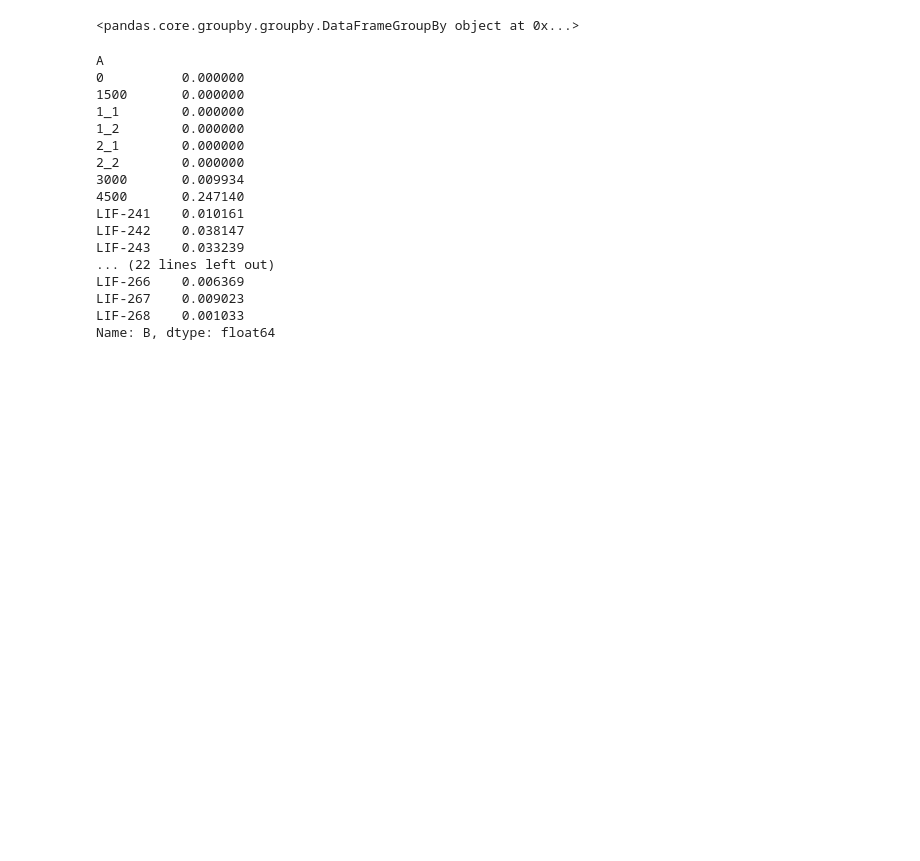
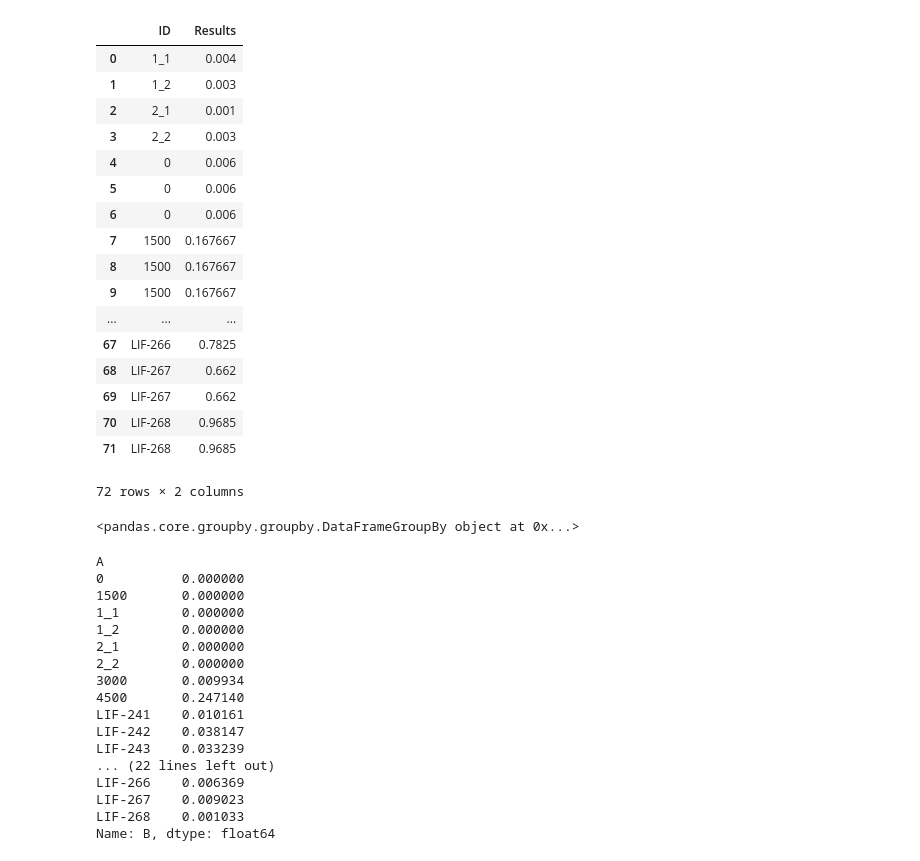
Before and after one commit to Rachel-Veenstra/SpecNotes, a Jupyter notebook: Practice/merging_and_if_else.ipynb, the cells around one changed output. Saved outputs shown, nothing was run; the diff lists cells and outputs as text; code cells hidden in the pictures; blank space fills up the shorter version.

```diff
--- a/Practice/SUCCESS.ipynb
+++ b/Practice/merging_and_if_else.ipynb
@@ -41,0 +43,51 @@ final
+# %%
+## testing to find how to call values of specific cells
+
+for key, row in final2.iterrows():
+   print(key, row['ID'], row['Var'])
+
+## checking type to see if it will be compatible for comparison functions
+
+print(type(row['Var']))
+
+## float, so good to run conditional:
+## for each sample, if the value in the Var column is greater than 0.1,
+## display an error message... if it is less than 0.1, display the value
+## from that sample's Mean column.
+
+for key, row in final2.iterrows():
+    if float(row['Var']) > 0.1:
+        print(key, row['ID'], "Error")
+    else:
+        print(key, row['ID'], row['Mean'])
+
+for key, row in final2.iterrows():
+    if float(row['Var']) > 0.1:
+        print("Error")
+    else:
+        print(row['Mean'])
+
+## Now that I know how to call this, I'll change the function from print to
+## creating a new columns in my original dataframe file. This can be accomplished
+## by creating a list of if/else values for each row, and then adding them in a
+## new column to the dataframe.
+
+Results = []
+
+for key, row in final2.iterrows():
+    if float(row['Var']) > 0.1:
+        Results.append('Error')
+    else:
+        Results.append(row['Mean'])
+
+final2['Results'] = Results
+final2
+
+## this will give a new pandas dataframe with the "Results" column displaying either the mean
+## of the samples or an error message, indicating whether or not the values are acceptable.
+
+## to print a new dataframe with only the results and id number, use the following code:
+
+complete = final2.drop(final2.columns[[1, 2, 3]], axis=1)
+complete
+# %% [output]
@@ -42,3 +111,21 @@ final
+|  | ID | Results |
+| 0 | 1_1 | 0.004 |
+| 1 | 1_2 | 0.003 |
+| 2 | 2_1 | 0.001 |
+| 3 | 2_2 | 0.003 |
+| 4 | 0 | 0.006 |
+| 5 | 0 | 0.006 |
+| 6 | 0 | 0.006 |
+| 7 | 1500 | 0.167667 |
+| 8 | 1500 | 0.167667 |
+| 9 | 1500 | 0.167667 |
+| ... | ... | ... |
+| 67 | LIF-266 | 0.7825 |
+| 68 | LIF-267 | 0.662 |
+| 69 | LIF-267 | 0.662 |
+| 70 | LIF-268 | 0.9685 |
+| 71 | LIF-268 | 0.9685 |
+72 rows × 2 columns
 # %%
 ## grouping new data frame by sample id
 
```
Also changed, not shown: parts of 2 cells of this notebook, 1 other file.
